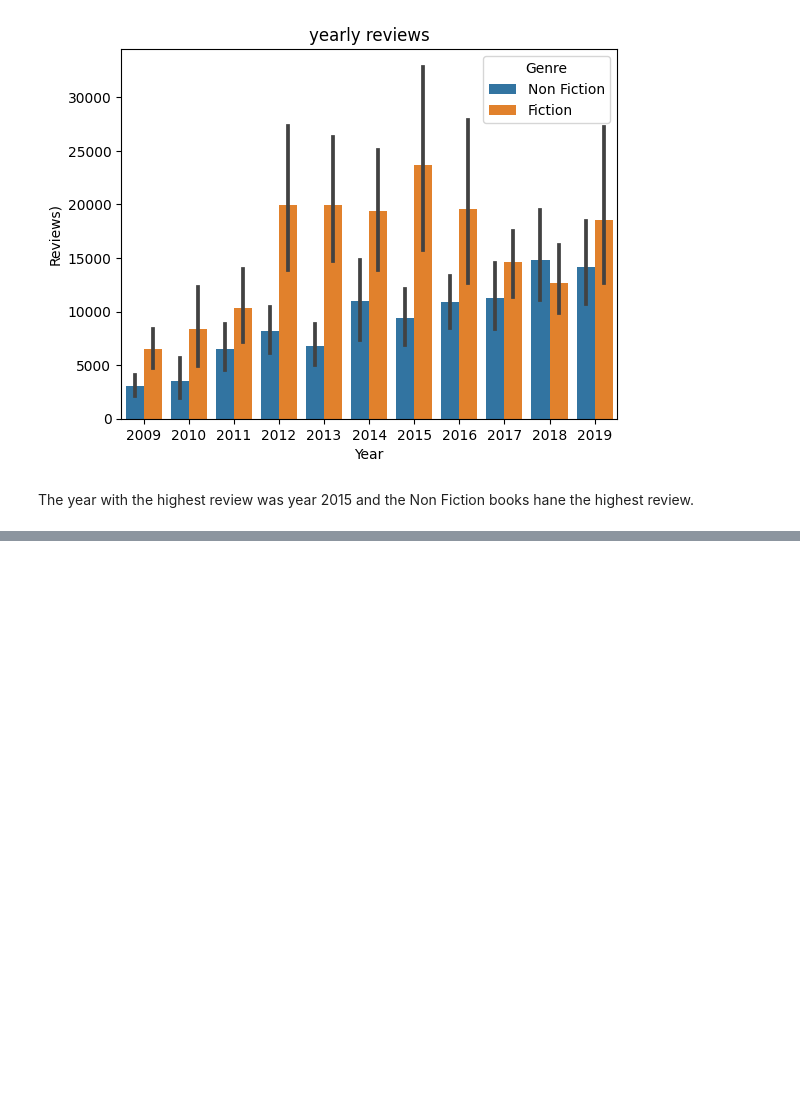
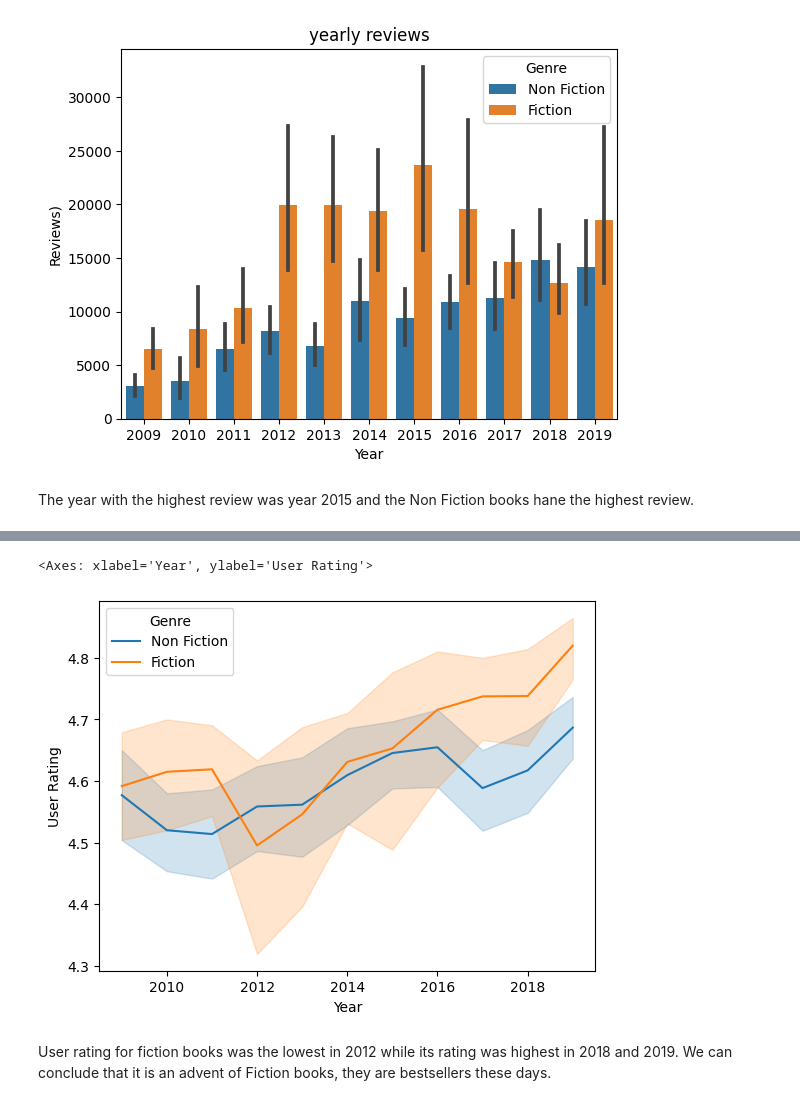
Before and after one commit to Oluyomy/Amazon_Bestselling_Reads-, a Jupyter notebook: bestsellers.ipynb, the cells around one changed output, grey strips where cells are left out. Saved outputs shown, nothing was run; the diff lists cells and outputs as text; code cells hidden in the pictures; blank space fills up the shorter version.

Commit message:
fiction

```diff
--- a/bestsellers.ipynb
+++ b/bestsellers.ipynb
@@ -191,0 +199,7 @@ The year with the highest review was  year 2015 and the Non Fiction books hane t
+# %%
+sns.lineplot(data=df, x = df["Year"], y=df["User Rating"], hue="Genre")
+# %% [output]
+<Axes: xlabel='Year', ylabel='User Rating'>
+[figure, added]
+# %% [markdown]
+User rating  for fiction books was the lowest in 2012 while its rating was highest in 2018 and 2019. We can conclude that  it is an advent of Fiction books, they are bestsellers these days.
```
Also changed, not shown: parts of 1 cell of this notebook.
